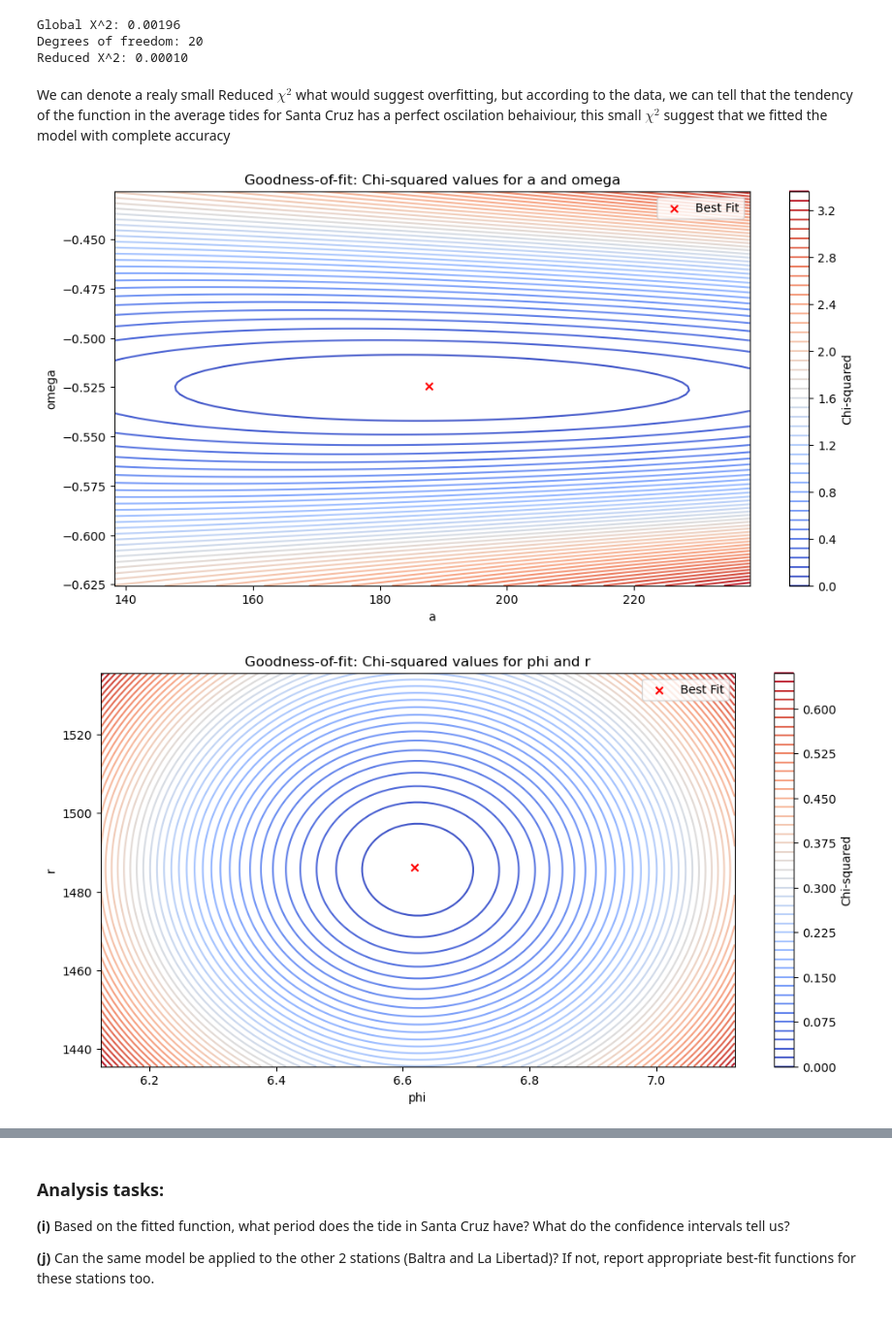
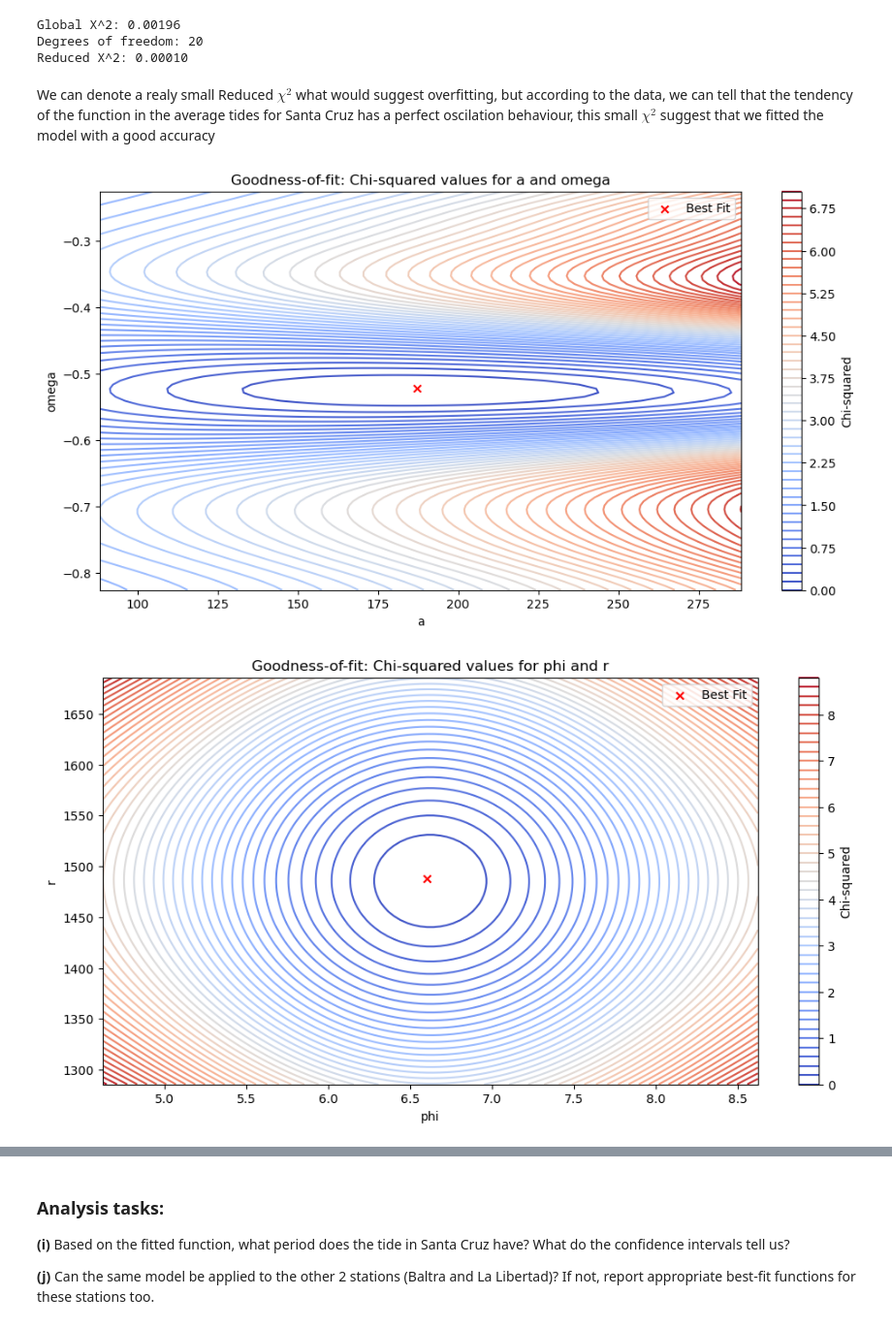
Before and after one commit to DaVas1410/computational-physics-1, a Jupyter notebook: homework/hw1/HW1.ipynb, the cells around one changed output, grey strips where cells are left out. Shown at 97% size. Drawn from its saved outputs; the diff is of its cells as text; code cells hidden in the pictures.

```diff
--- a/homework/hw1/HW1.ipynb
+++ b/homework/hw1/HW1.ipynb
@@ -109,7 +110,7 @@ gases = {
 **(e)** Use matplotlib to make a high-quality, labeled, multi-panel figure of the thermal pressure (calculated with both EOS) of all 6 gases as a function of volume. The plot should have $P$ on the Y axis and $V$ on the X axis.
 # %%
 # Generate a 1D volume vector covering the range from 0.5 to 5 L
-volume_vector = np.linspace(0.5, 5, 100) * (1e-3)  # Convert to m^3
+volume_vector = np.linspace(0.5, 5, 100)
 
 # Define the number of moles and temperature
 n = 1  # Number of moles
@@ -167,7 +168,7 @@ def temps(n,P, V, a, b):
         - T1 (float): Temperature calculated using the van der Waals equation
         - T2 (float): Temperature calculated using the ideal gas equation
     """
-    R = ctn.R  # Ideal gas constant in J/(mol K)
+    R = 0.08206  # Ideal gas constant in J/(mol K)
 
     # Calculate temperature using the van der Waals equation
     T1 = ((P + (n**2 * a) / V**2) * (V - n * b)) / (n * R)
@@ -521,13 +522,13 @@ Global X^2: 0.00196
 Degrees of freedom: 20
 Reduced X^2: 0.00010
 # %% [markdown]
-We can denote a realy small Reduced $\chi^2$ what would suggest overfitting, but according to the data, we can tell that the tendency of the function in the average tides for Santa Cruz has a perfect oscilation behaiviour, this small $\chi^2$ suggest that we fitted the model with complete accuracy
+We can denote a realy small Reduced $\chi^2$ what would suggest overfitting, but according to the data, we can tell that the tendency of the function in the average tides for Santa Cruz has a perfect oscilation behaviour, this small $\chi^2$ suggest that we fitted the model with a good accuracy
 # %%
 # Params Range
-a1 = np.linspace(tide.x[0] - 50, tide.x[0] + 50, 100)
-omega1 = np.linspace(tide.x[1] - 0.1, tide.x[1] + 0.1, 100)
-phi1 = np.linspace(tide.x[2] - 0.5, tide.x[2] + 0.5, 100)
-r1 = np.linspace(tide.x[3] - 50, tide.x[3] + 50, 100)
+a1 = np.linspace(tide.x[0] - 100, tide.x[0] + 100, 100)
+omega1 = np.linspace(tide.x[1] - 0.3, tide.x[1] + 0.3, 100)
+phi1 = np.linspace(tide.x[2] - 2, tide.x[2] + 2, 100)
+r1 = np.linspace(tide.x[3] - 200, tide.x[3] + 200, 100)
 
 # Meshfgrids for params
 a_mesh, omega_mesh = np.meshgrid(a1, omega1)
@@ -536,32 +537,32 @@ phi_mesh, r_mesh = np.meshgrid(phi1, r1)
 # Veectorizing
 chi_sqr_vec = np.vectorize(lambda a, omega: chi_sqr_stat([a, omega, tide.x[2], tide.x[3]]))
 chi_squared_a_omega = chi_sqr_vec(a_mesh, omega_mesh)
 
 chi_sqr_vec_phi_r = np.vectorize(lambda phi, r: chi_sqr_stat([tide.x[0], tide.x[1], phi, r]))
 chi_squared_phi_r = chi_sqr_vec_phi_r(phi_mesh, r_mesh)
 
 # Omega vs A plot
 plt.figure(figsize=(12, 6))
 plt.contour(a_mesh, omega_mesh, chi_squared_a_omega, levels=50, cmap='coolwarm')
 plt.colorbar(label='Chi-squared')
 min_idx = np.unravel_index(np.argmin(chi_squared_a_omega), chi_squared_a_omega.shape)
 plt.scatter(a_mesh[min_idx], omega_mesh[min_idx], color='red', marker='x', label='Best Fit')
 plt.xlabel('a')
 plt.ylabel('omega')
 plt.title('Goodness-of-fit: Chi-squared values for a and omega')
 plt.legend()
 plt.show()
 
 # Phi vs R plot
 plt.figure(figsize=(12, 6))
 plt.contour(phi_mesh, r_mesh, chi_squared_phi_r, levels=50, cmap='coolwarm')
 plt.colorbar(label='Chi-squared')
 plt.scatter(phi_mesh[min_idx], r_mesh[min_idx], color='red', marker='x', label='Best Fit')
 plt.xlabel('phi')
 plt.ylabel('r')
 plt.title('Goodness-of-fit: Chi-squared values for phi and r')
 plt.legend()
 plt.show()
 # %% [output]
-[figure, old version]
+[figure, new version]
-[figure, old version]
+[figure, new version]
```
Also changed, not shown: parts of 6 cells of this notebook, 1 other file.
